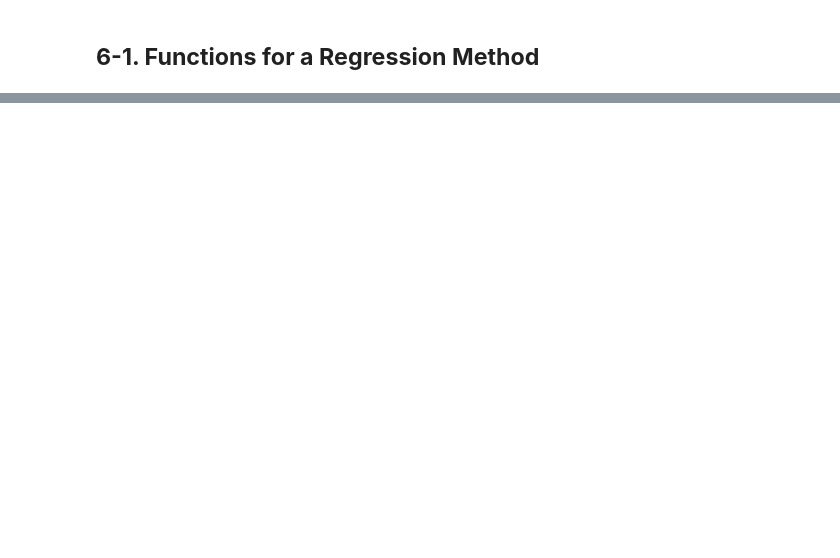
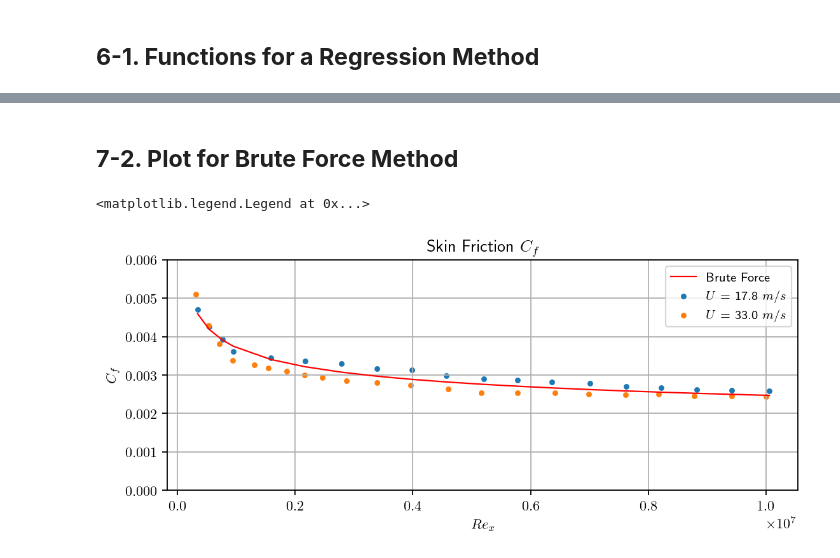
Before and after one commit to AndreWeiner/wall_modeling, a Jupyter notebook: notebooks/RefCurves_Cf.ipynb, the cells around one changed output, grey strips where cells are left out. Saved outputs shown, nothing was run; the diff lists cells and outputs as text; code cells hidden in the pictures; blank space fills up the shorter version.

```diff
--- a/notebooks/RefCurves_Cf.ipynb
+++ b/notebooks/RefCurves_Cf.ipynb
@@ -169,0 +175,12 @@ epoch :824, m : 0.27104915690514836, p : 0.0014898910258827752, n : 2.4004535395
+# %%
+m_list = [0.455 - 0.01*i for i in range(20)]
+print("m : {}".format(m_list))
+p_list = [-0.1 + 0.01*j for j in range(20)]
+print("\np : {}".format(p_list))
+n_list = [2.60 - 0.01*k for k in range(20)]
+print("\nn : {}\n".format(n_list))
+
+# Create a three dimensional matrix to find each index for minimum cost value
+cost_list = np.zeros(len(m_list)*len(p_list)*len(n_list),)
+cost_list = cost_list.reshape(len(m_list), len(p_list), len(n_list))
+print(cost_list.shape)
@@ -188,0 +240,19 @@ ax2.legend(fontsize = 9)
+# %% [markdown]
+## **7-2. Plot for Brute Force Method**
+# %%
+style3 = ["-", "--", "-.", ":"]
+lw3 = 1.0
+
+fig3, ax3 = plt.subplots(1, 1, figsize=(8, 3))
+plt.ylim([0, 0.006])
+plt.grid()
+ax3.set_xlabel(r"$Re_x$")
+ax3.set_ylabel(r"$C_f$")
+plt.title(r"Skin Friction $C_f$")
+ax3.scatter(Rex1, Cf1, label = "$U$ = 17.8 $m/s$", marker = ".", c = "C{:d}".format(0), lw = lw3)
+ax3.scatter(Rex2, Cf2, label = "$U$ = 33.0 $m/s$", marker = ".", c = "C{:d}".format(1), lw = lw3)
+ax3.plot(Rex1, PrandtlEq(Rex1, m_list[min_index[0]], p_list[min_index[1]], n_list[min_index[2]]), label = "Brute Force", ls = style3[0], c = 'r', lw = lw3)
+ax3.legend(fontsize = 9)
+# %% [output]
+<matplotlib.legend.Legend at 0x...>
+[figure, added]
```
Also changed, not shown: parts of 9 cells of this notebook.
